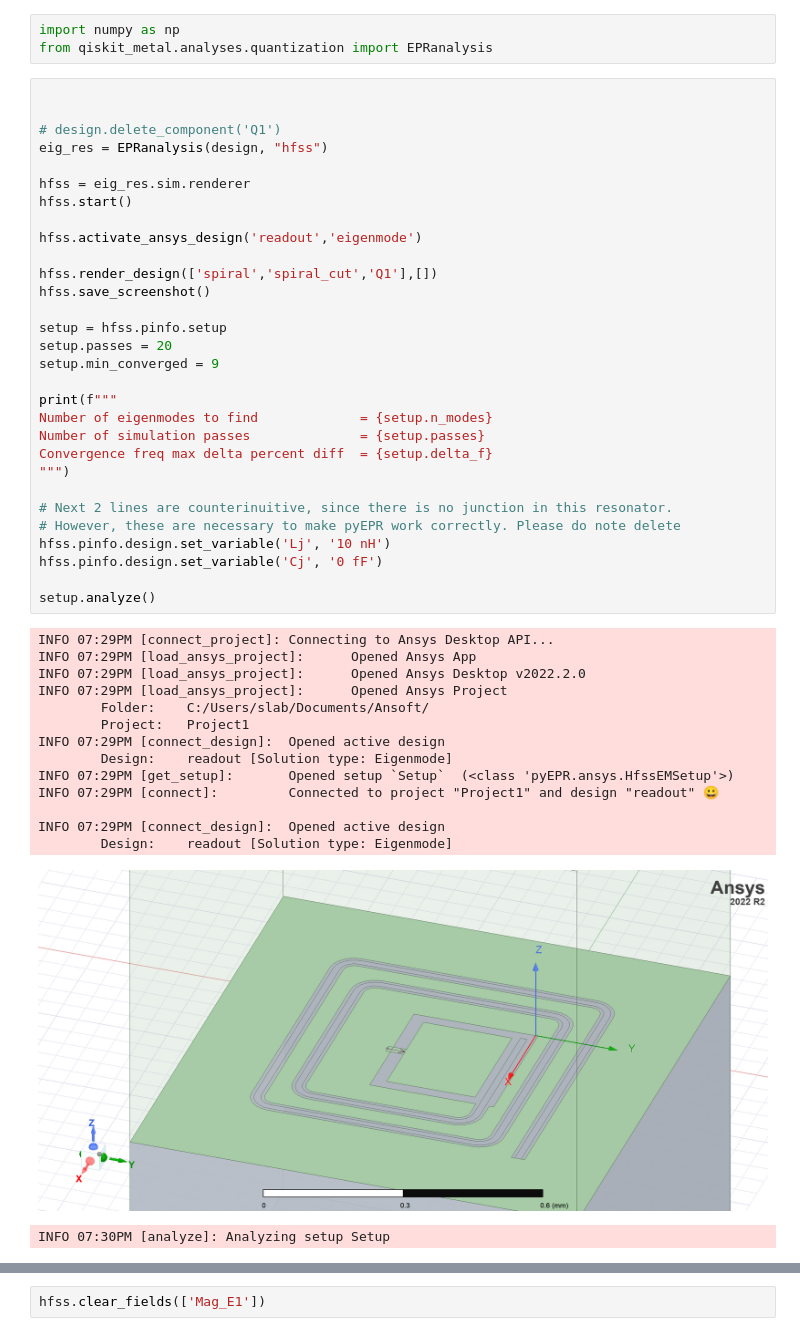
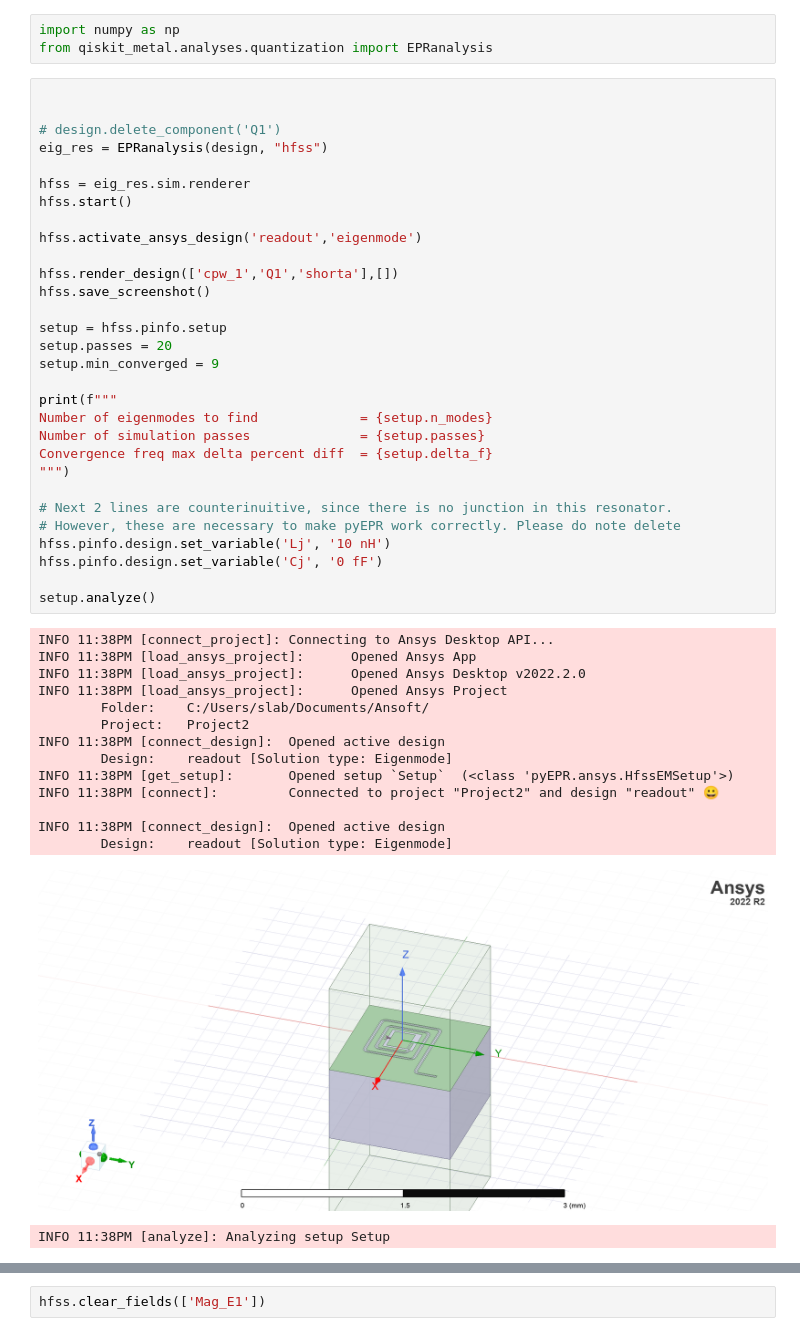
Before and after one commit to Wendywanw/Qiskit_metal_tutorial, a Jupyter notebook: tutorials/4 Analysis/A. Core - EM and quantization/simulation_test copy.ipynb, the cells around one changed output, grey strips where cells are left out. Drawn from its saved outputs; the diff is of its cells as text.

```diff
--- a/tutorials/4 Analysis/A. Core - EM and quantization/simulation_test copy.ipynb
+++ b/tutorials/4 Analysis/A. Core - EM and quantization/simulation_test copy.ipynb
@@ -167,45 +173,45 @@ from qiskit_metal.analyses.quantization import EPRanalysis
 eig_res = EPRanalysis(design, "hfss")
 
 hfss = eig_res.sim.renderer
 hfss.start()
 
 hfss.activate_ansys_design('readout','eigenmode')
 
-hfss.render_design(['spiral','spiral_cut','Q1'],[])
+hfss.render_design(['cpw_1','Q1','shorta'],[])
 hfss.save_screenshot()
 
 setup = hfss.pinfo.setup
 setup.passes = 20
 setup.min_converged = 9
 
 print(f"""
 Number of eigenmodes to find             = {setup.n_modes}
 Number of simulation passes              = {setup.passes}
 Convergence freq max delta percent diff  = {setup.delta_f}
 """)
 
 # Next 2 lines are counterinuitive, since there is no junction in this resonator.
 # However, these are necessary to make pyEPR work correctly. Please do note delete
 hfss.pinfo.design.set_variable('Lj', '10 nH')
 hfss.pinfo.design.set_variable('Cj', '0 fF')
 
 setup.analyze()
 # %% [output]
-INFO 07:29PM [connect_project]: Connecting to Ansys Desktop API...
-INFO 07:29PM [load_ansys_project]:      Opened Ansys App
-INFO 07:29PM [load_ansys_project]:      Opened Ansys Desktop v2022.2.0
-INFO 07:29PM [load_ansys_project]:      Opened Ansys Project
+INFO 11:38PM [connect_project]: Connecting to Ansys Desktop API...
+INFO 11:38PM [load_ansys_project]:      Opened Ansys App
+INFO 11:38PM [load_ansys_project]:      Opened Ansys Desktop v2022.2.0
+INFO 11:38PM [load_ansys_project]:      Opened Ansys Project
         Folder:    C:/Users/slab/Documents/Ansoft/
-        Project:   Project1
-INFO 07:29PM [connect_design]:  Opened active design
+        Project:   Project2
+INFO 11:38PM [connect_design]:  Opened active design
         Design:    readout [Solution type: Eigenmode]
-INFO 07:29PM [get_setup]:       Opened setup `Setup`  (<class 'pyEPR.ansys.HfssEMSetup'>)
-INFO 07:29PM [connect]:         Connected to project "Project1" and design "readout" 😀
+INFO 11:38PM [get_setup]:       Opened setup `Setup`  (<class 'pyEPR.ansys.HfssEMSetup'>)
+INFO 11:38PM [connect]:         Connected to project "Project2" and design "readout" 😀
 
-INFO 07:29PM [connect_design]:  Opened active design
+INFO 11:38PM [connect_design]:  Opened active design
         Design:    readout [Solution type: Eigenmode]
-[figure, old version]
+[figure, new version]
-INFO 07:30PM [analyze]: Analyzing setup Setup
+INFO 11:38PM [analyze]: Analyzing setup Setup
 Number of eigenmodes to find             = 1
 Number of simulation passes              = 20
 Convergence freq max delta percent diff  = 0.1
```
Also changed, not shown: parts of 15 cells of this notebook, 2 other files.
